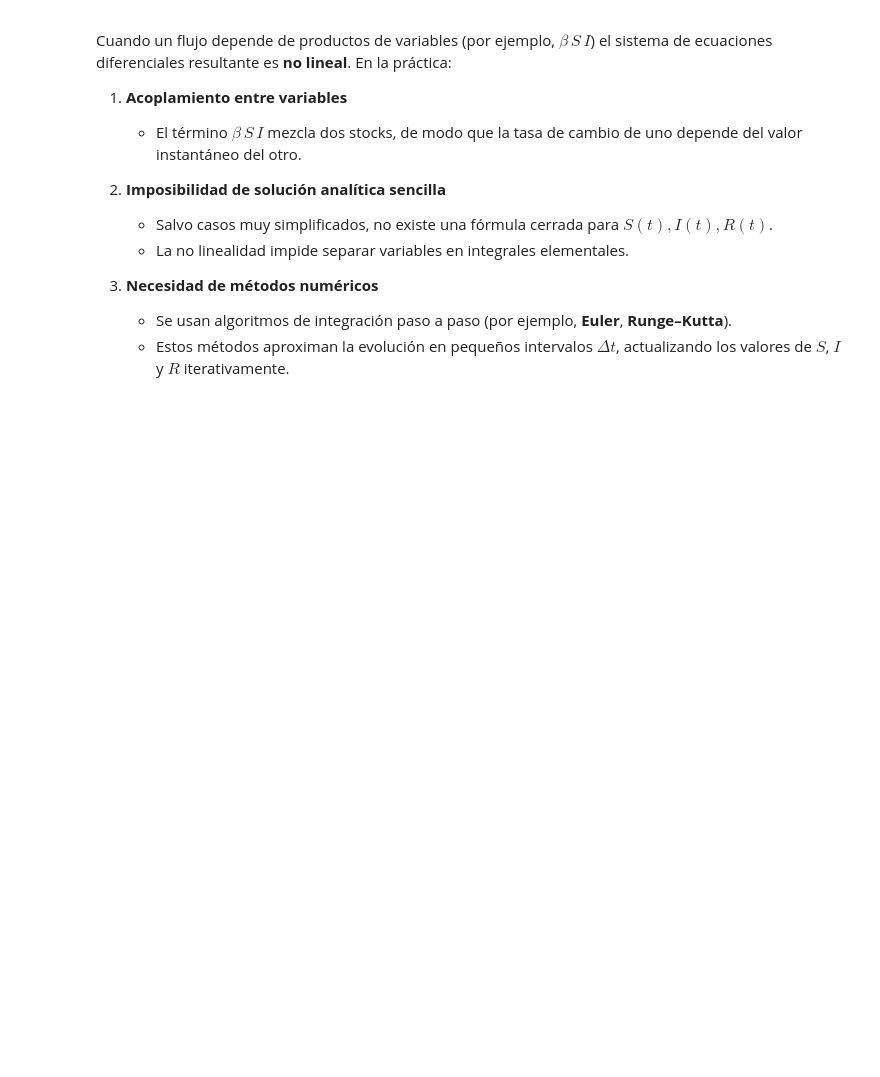
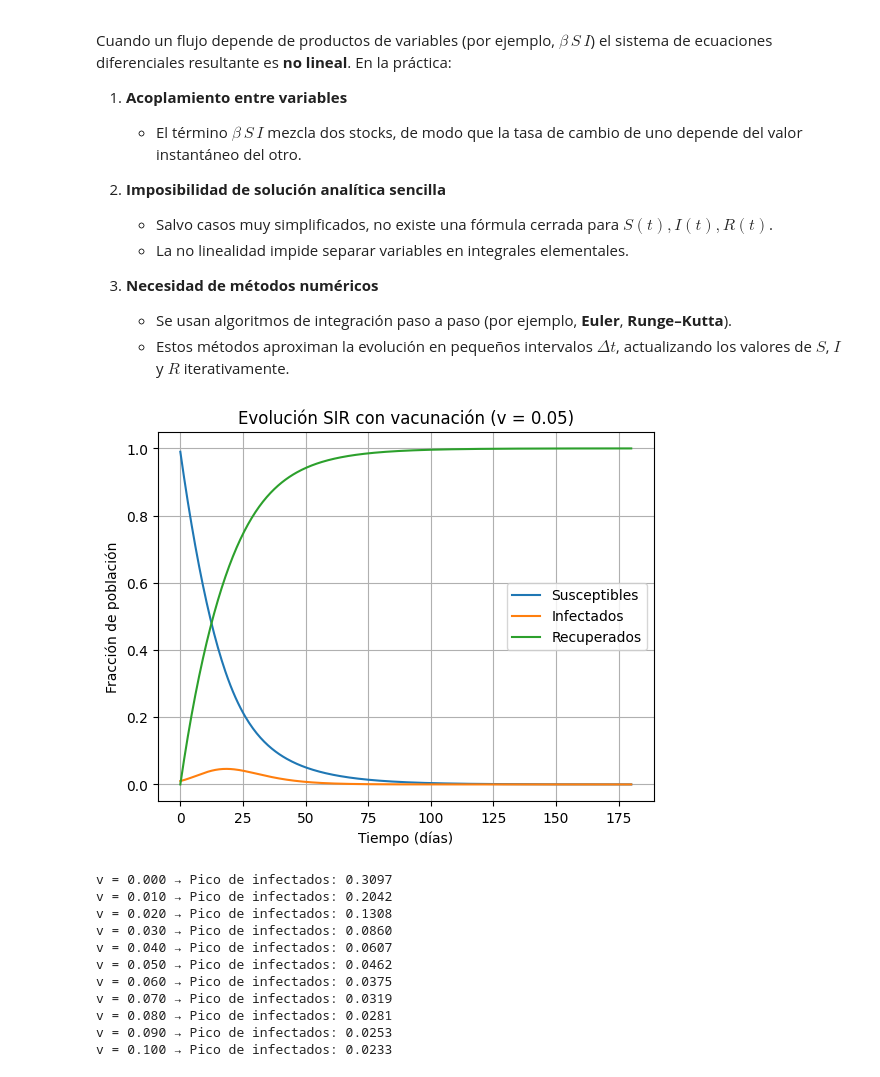
Before and after one commit to JoaquinCampos22155/lab1-MODSIM, a Jupyter notebook: ejercicio2.ipynb, the cells around one changed output. Drawn from its saved outputs; the diff is of its cells as text; code cells hidden in the pictures; blank space fills up the shorter version.

```diff
--- a/ejercicio2.ipynb
+++ b/ejercicio2.ipynb
@@ -70,3 +70,83 @@ Cuando un flujo depende de productos de variables (por ejemplo, $\beta\,S\,I$) e
 3. **Necesidad de métodos numéricos**
    - Se usan algoritmos de integración paso a paso (por ejemplo, **Euler**, **Runge–Kutta**).
    - Estos métodos aproximan la evolución en pequeños intervalos $\Delta t$, actualizando los valores de $S$, $I$ y $R$ iterativamente.
+# %%
+import numpy as np
+import matplotlib.pyplot as plt
+
+# Parámetros del modelo
+beta = 0.3    # tasa de infección
+gamma = 0.1   # tasa de recuperación
+dt = 0.5      # paso de tiempo (días)
+t_max = 180   # duración de la simulación (días)
+
+# Condiciones iniciales
+S0 = 0.99
+I0 = 0.01
+R0 = 0.0
+
+def simulate_sir_vaccination(beta, gamma, v, S0, I0, R0, dt, t_max):
+    n_steps = int(t_max / dt) + 1
+    t = np.linspace(0, t_max, n_steps)
+    S = np.zeros(n_steps)
+    I = np.zeros(n_steps)
+    R = np.zeros(n_steps)
+    S[0], I[0], R[0] = S0, I0, R0
+    for i in range(1, n_steps):
+        dS = -beta * S[i-1] * I[i-1] - v * S[i-1]
+        dI =  beta * S[i-1] * I[i-1] - gamma * I[i-1]
+        dR =  gamma * I[i-1] + v * S[i-1]
+        S[i] = S[i-1] + dS * dt
+        I[i] = I[i-1] + dI * dt
+        R[i] = R[i-1] + dR * dt
+    return t, S, I, R
+
+# 1) Simulación para v = 0.05
+v = 0.05
+t, S, I, R = simulate_sir_vaccination(beta, gamma, v, S0, I0, R0, dt, t_max)
+
+# Gráfica de S(t), I(t) y R(t)
+plt.figure()
+plt.plot(t, S, label='Susceptibles')
+plt.plot(t, I, label='Infectados')
+plt.plot(t, R, label='Recuperados')
+plt.xlabel('Tiempo (días)')
+plt.ylabel('Fracción de población')
+plt.title(f'Evolución SIR con vacunación (v = {v})')
+plt.legend()
+plt.grid(True)
+plt.show()
+
+# 2) Variación de v y cálculo del pico de infectados
+v_values = np.linspace(0, 0.1, 11)
+peak_infections = []
+
+for v_i in v_values:
+    _, _, I_i, _ = simulate_sir_vaccination(beta, gamma, v_i, S0, I0, R0, dt, t_max)
+    peak_infections.append(np.max(I_i))
+
+# Imprimir resultados de picos de infectados
+for v_i, peak in zip(v_values, peak_infections):
+    print(f"v = {v_i:.3f} → Pico de infectados: {peak:.4f}")
+
+# Gráfica del impacto de v en el pico de infecciones
+plt.figure()
+plt.plot(v_values, peak_infections, marker='o')
+plt.xlabel('Tasa de vacunación v')
+plt.ylabel('Pico de infectados (fracción)')
+plt.title('Impacto de v en el pico de infecciones')
+plt.grid(True)
+plt.show()
+# %% [output]
+[figure, added]
+v = 0.000 → Pico de infectados: 0.3097
+v = 0.010 → Pico de infectados: 0.2042
+v = 0.020 → Pico de infectados: 0.1308
+v = 0.030 → Pico de infectados: 0.0860
+v = 0.040 → Pico de infectados: 0.0607
+v = 0.050 → Pico de infectados: 0.0462
+v = 0.060 → Pico de infectados: 0.0375
+v = 0.070 → Pico de infectados: 0.0319
+v = 0.080 → Pico de infectados: 0.0281
+v = 0.090 → Pico de infectados: 0.0253
+v = 0.100 → Pico de infectados: 0.0233
```
Also changed, not shown: parts of 2 cells of this notebook.
